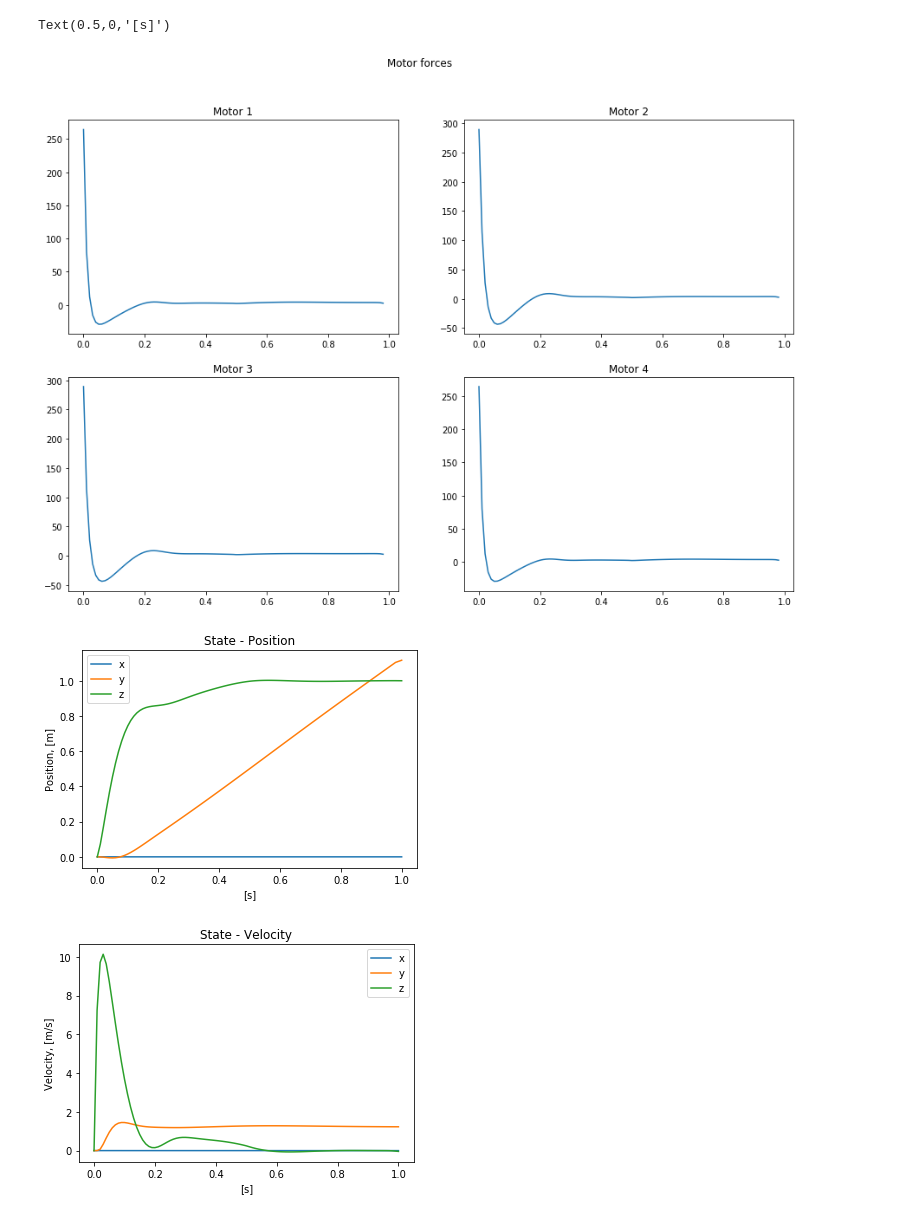
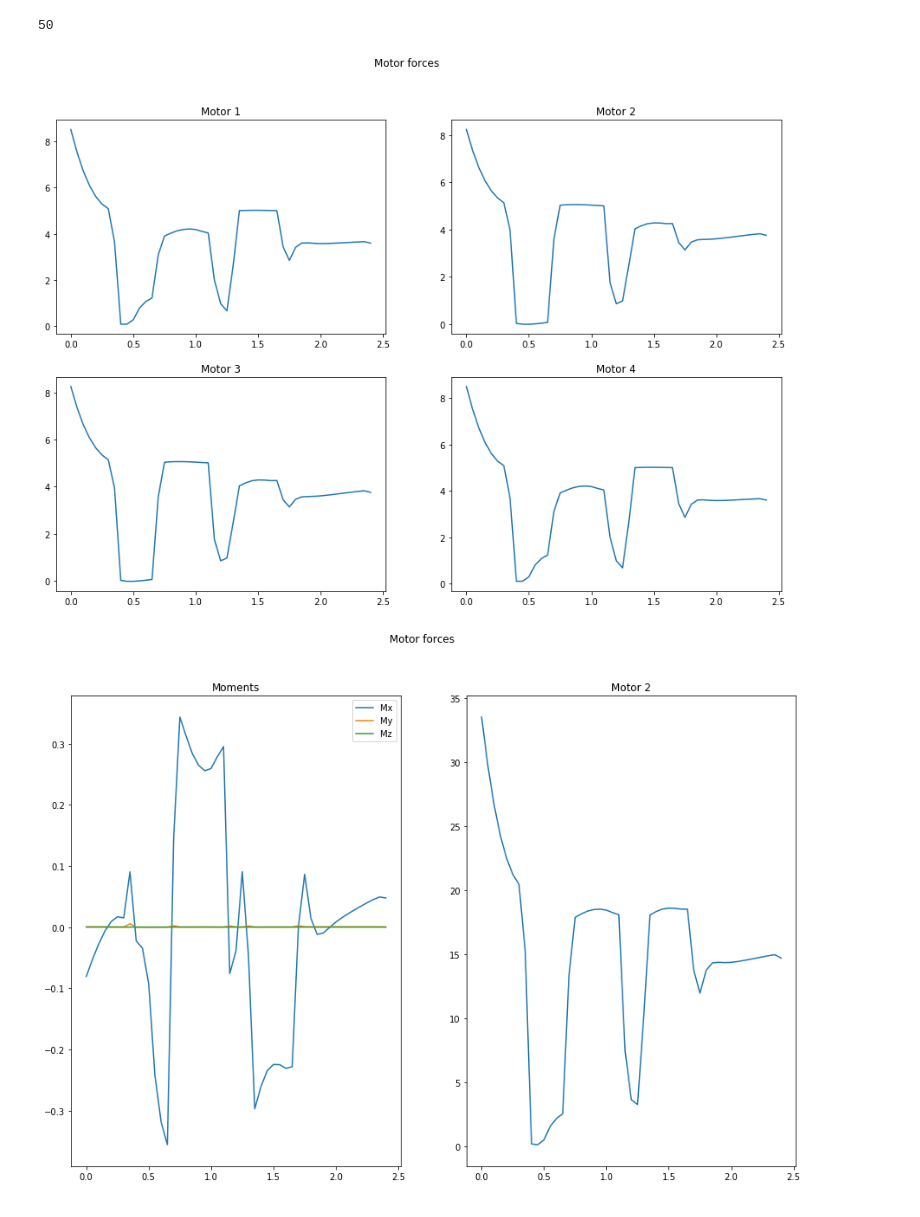
Before and after one commit to loco-3d/crocoddyl, a Jupyter notebook: examples/notebooks/kinton_flying_mission.ipynb, the cells around one changed output. Cells and saved outputs as stored; diff of their text form; code cells hidden in the pictures.

```diff
--- a/examples/notebooks/kinton_flying_mission.ipynb
+++ b/examples/notebooks/kinton_flying_mission.ipynb
@@ -31,7 +31,7 @@ def uavPlacementModel(targetPos, targetQuat, integrationStep, frameName):
     SE3ref.rotation = targetQuat.matrix()
 
     wBasePos  = [1]
-    wBaseOri  = [500]
+    wBaseOri  = [1]
     wArmPos   = [1]
     wBaseVel  = [10]
     wBaseRate = [10]
@@ -63,7 +63,7 @@ def uavPlacementModel(targetPos, targetQuat, integrationStep, frameName):
     runningCostModel.addCost(name="pos", weight=0.1, cost=goalTrackingCost)
     runningCostModel.addCost(name="regx", weight=1e-4, cost=xRegCost)
     runningCostModel.addCost(name="regu", weight=1e-6, cost=uRegCost)
-    #runningCostModel.addCost(name="limu", weight=1e-3, cost=uLimCost)
+    runningCostModel.addCost(name="limu", weight=1e-3, cost=uLimCost)
     terminalCostModel.addCost(name="pos", weight=10, cost=goalTrackingCost)
 
     # DIFFERENTIAL ACTION MODEL
@@ -75,11 +75,11 @@ def uavPlacementModel(targetPos, targetQuat, integrationStep, frameName):
 # DEFINING THE SHOOTING PROBLEM & SOLVING
 
 # Defining the time duration for running action models and the terminal one
-dt = 1e-2
+dt = 5e-2
 
 # For this optimal control problem, we define 250 knots (or running action
 # models) plus a terminal knot
-T = 50
+T = 25
 
 
 # DEFINE POSITION WAYPOINTS
@@ -184,34 +155,15 @@ for x in ddp.xs:
-# %%
-import matplotlib.pyplot as plt
-t = np.arange(0., 1-dt, dt)
-
-fig, axs = plt.subplots(2,2, figsize=(15,10))
-fig.suptitle('Motor forces')
-axs[0, 0].plot(t,f1)
-axs[0, 0].set_title('Motor 1')
-axs[0, 1].plot(t,f2)
-axs[0, 1].set_title('Motor 2')
-axs[1, 0].plot(t,f3)
-axs[1, 0].set_title('Motor 3')
-axs[1, 1].plot(t,f4)
-axs[1, 1].set_title('Motor 4')
-
-plt.figure()
-t = np.append(t, 1)
-plt.plot(t,Xx,t,Xy,t,Xz)
-plt.legend(['x','y','z'])
-plt.title('State - Position')
-plt.ylabel('Position, [m]')
-plt.xlabel('[s]')
-
-plt.figure()
-plt.plot(t,Vx,t,Vy,t,Vz)
-plt.legend(['x','y','z'])
-plt.title('State - Velocity')
-plt.ylabel('Velocity, [m/s]')
-plt.xlabel('[s]')
-# %% [output]
-Text(0.5,0,'[s]')
-[figure, removed]
-[figure, removed]
-[figure, removed]
+# %%
+np.size(ddp.xs,0)
+# %% [output]
+50
+# %%
+distanceRotorCOG = 0.1525
+cf = 6.6e-5
+cm = 1e-6
+pltUAM = PlotUAM(ddp.xs, ddp.us, np.size(ddp.us,0), dt, distanceRotorCOG, cf, cm)
+
+fig, axs = pltUAM.plotMotorForces()
+fig,axs = pltUAM.plotActuation()
+# %% [output]
+[figure, added]
+[figure, added]
```
Also changed, not shown: parts of 3 cells of this notebook, 5 other files.
